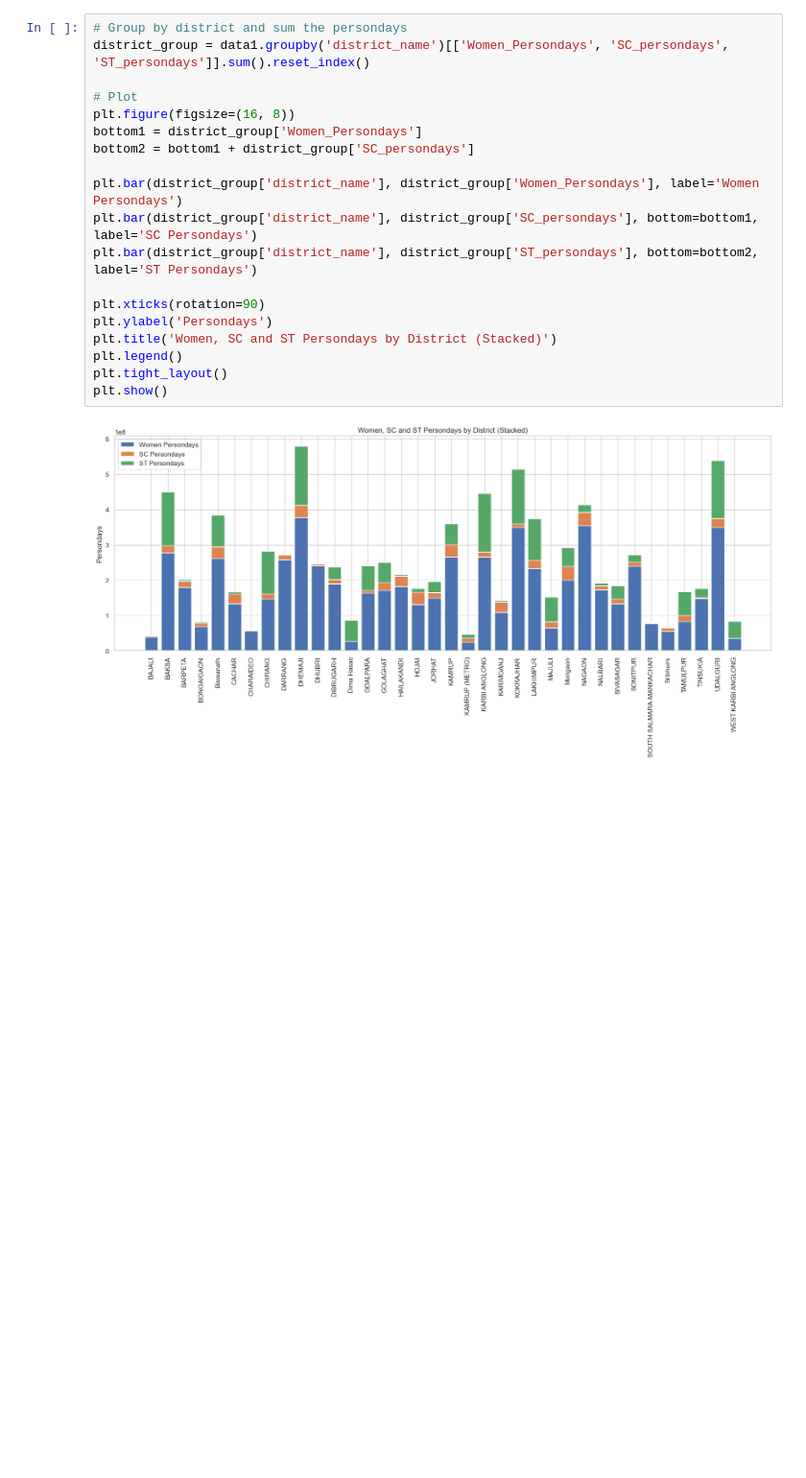
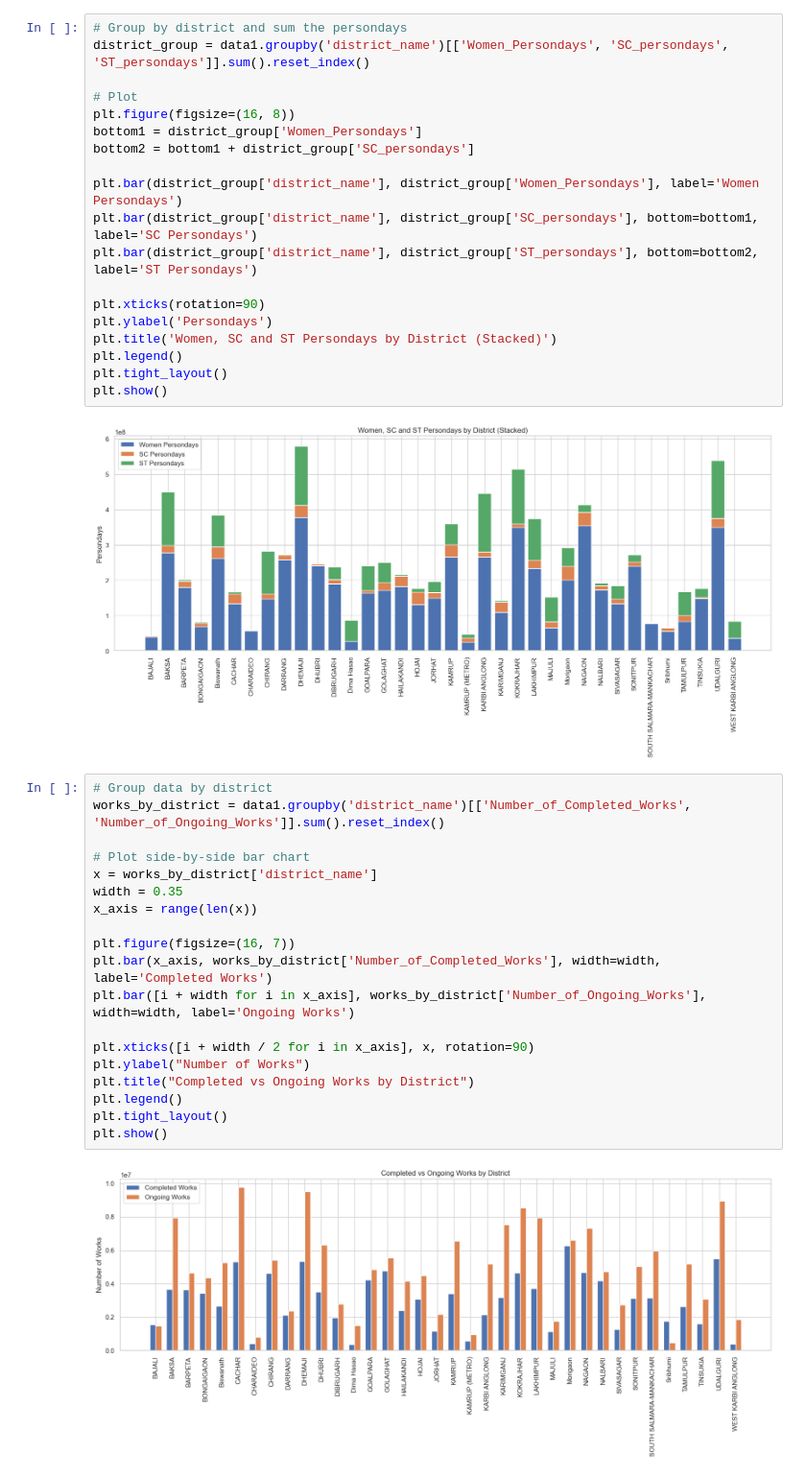
Before and after one commit to iamabirakash/INT-375, a Jupyter notebook: AssamEmployment.ipynb, the cells around one changed output. Shown at 96% size. Drawn from its saved outputs; the diff is of its cells as text; blank space fills up the shorter version.

```diff
--- a/AssamEmployment.ipynb
+++ b/AssamEmployment.ipynb
@@ -326,3 +326,24 @@ plt.tight_layout()
 plt.show()
 # %% [output]
 [figure]
+# %%
+# Group data by district
+works_by_district = data1.groupby('district_name')[['Number_of_Completed_Works', 'Number_of_Ongoing_Works']].sum().reset_index()
+
+# Plot side-by-side bar chart
+x = works_by_district['district_name']
+width = 0.35
+x_axis = range(len(x))
+
+plt.figure(figsize=(16, 7))
+plt.bar(x_axis, works_by_district['Number_of_Completed_Works'], width=width, label='Completed Works')
+plt.bar([i + width for i in x_axis], works_by_district['Number_of_Ongoing_Works'], width=width, label='Ongoing Works')
+
+plt.xticks([i + width / 2 for i in x_axis], x, rotation=90)
+plt.ylabel("Number of Works")
+plt.title("Completed vs Ongoing Works by District")
+plt.legend()
+plt.tight_layout()
+plt.show()
+# %% [output]
+[figure, added]
```
